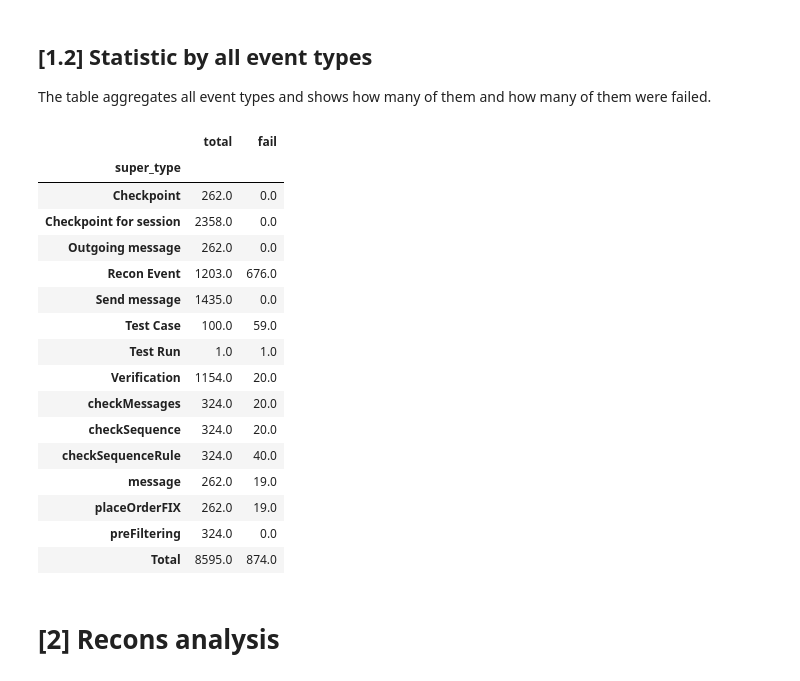
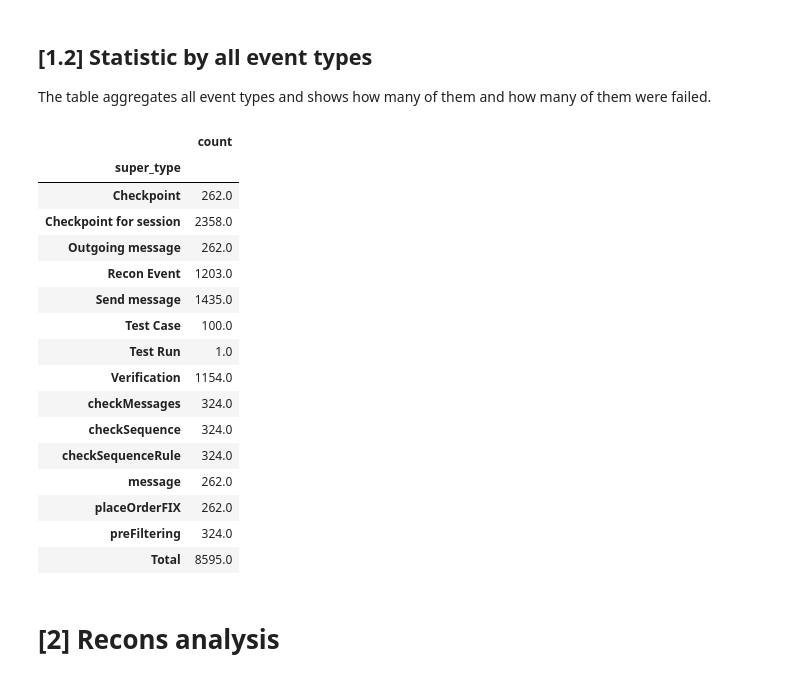
Before and after one commit to th2-net/th2-demo-configuration, a Jupyter notebook: scenarios/data_services/notebook.ipynb, the cells around one changed output. Cells and saved outputs as stored; diff of their text form; code cells hidden in the pictures.

```diff
--- a/scenarios/data_services/notebook.ipynb
+++ b/scenarios/data_services/notebook.ipynb
@@ -116,30 +122,28 @@ def extract_basic(record):
 # %% [markdown]
 Get start and finish test time automatically
 # %%
-with open('start_datetime.pickle', 'rb') as f:
-    START_TIME = pickle.load(f)
-with open('finish_datetime.pickle', 'rb') as f:
-    END_TIME = pickle.load(f)
+# with open('start_datetime.pickle', 'rb') as f:
+#     START_TIME = pickle.load(f)
+# with open('finish_datetime.pickle', 'rb') as f:
+#     END_TIME = pickle.load(f)
+START_TIME = datetime(2022, 3, 30, 15, 58, 40, 174859)
+END_TIME = datetime(2022, 3, 30, 16, 3, 18, 56148)
 # %% [markdown]
 Create DataSource and EventsTree objects
 # %%
 URL = F"http://10.64.66.66:30789"  # Url to th2 rpt-data-provider (th2-kube-demo env)
 
-data_source = DataSource(URL)
-events_with_attached_msgs: Data = data_source.get_events_from_data_provider(
-    startTimestamp=START_TIME,
-    endTimestamp=END_TIME,
-    metadataOnly=False,
-    attachedMessages=True,
-    cache=True
+data_source = HTTPProvider5DataSource(URL)
+events: Data = data_source.command(
+    http.GetEvents(
+        start_timestamp=START_TIME,
+        end_timestamp=END_TIME,
+        attached_messages=True,
+        cache=True,
+    )
 )
 
-# We build events tree for further assistance.
-events_tree = EventsTree(events_with_attached_msgs)
-tree = events_tree.events
-
-# Here we get events which doesn't exist in data source interval.
-events_tree.recover_unknown_events(data_source)
+collection = EventsTreeCollectionProvider5(events, data_source=data_source)
 # %% [markdown]
 # [1] General statistic
 # %% [markdown]
@@ -152,25 +156,25 @@ len(tree)
 ## [1.2] Statistic by all event types
 The table aggregates all event types and shows how many of them and how many of them were failed.
 # %%
-Utils.aggregate_a_group(events_with_attached_msgs.map(extract_basic), "super_type")
+Utils.aggregate_by_groups(events.map(extract_basic), "super_type", total_row=True)
 # %% [output]
-|  | total | fail |
-| super_type |  |  |
-| Checkpoint | 262.0 | 0.0 |
-| Checkpoint for session | 2358.0 | 0.0 |
-| Outgoing message | 262.0 | 0.0 |
-| Recon Event | 1203.0 | 676.0 |
-| Send message | 1435.0 | 0.0 |
-| Test Case | 100.0 | 59.0 |
-| Test Run | 1.0 | 1.0 |
-| Verification | 1154.0 | 20.0 |
-| checkMessages | 324.0 | 20.0 |
-| checkSequence | 324.0 | 20.0 |
-| checkSequenceRule | 324.0 | 40.0 |
-| message | 262.0 | 19.0 |
-| placeOrderFIX | 262.0 | 19.0 |
-| preFiltering | 324.0 | 0.0 |
-| Total | 8595.0 | 874.0 |
+|  | count |
+| super_type |  |
+| Checkpoint | 262.0 |
+| Checkpoint for session | 2358.0 |
+| Outgoing message | 262.0 |
+| Recon Event | 1203.0 |
+| Send message | 1435.0 |
+| Test Case | 100.0 |
+| Test Run | 1.0 |
+| Verification | 1154.0 |
+| checkMessages | 324.0 |
+| checkSequence | 324.0 |
+| checkSequenceRule | 324.0 |
+| message | 262.0 |
+| placeOrderFIX | 262.0 |
+| preFiltering | 324.0 |
+| Total | 8595.0 |
 # %% [markdown]
 # [2] Recons analysis
 # %% [markdown]
```
Also changed, not shown: parts of 16 cells of this notebook, 1 other file.
